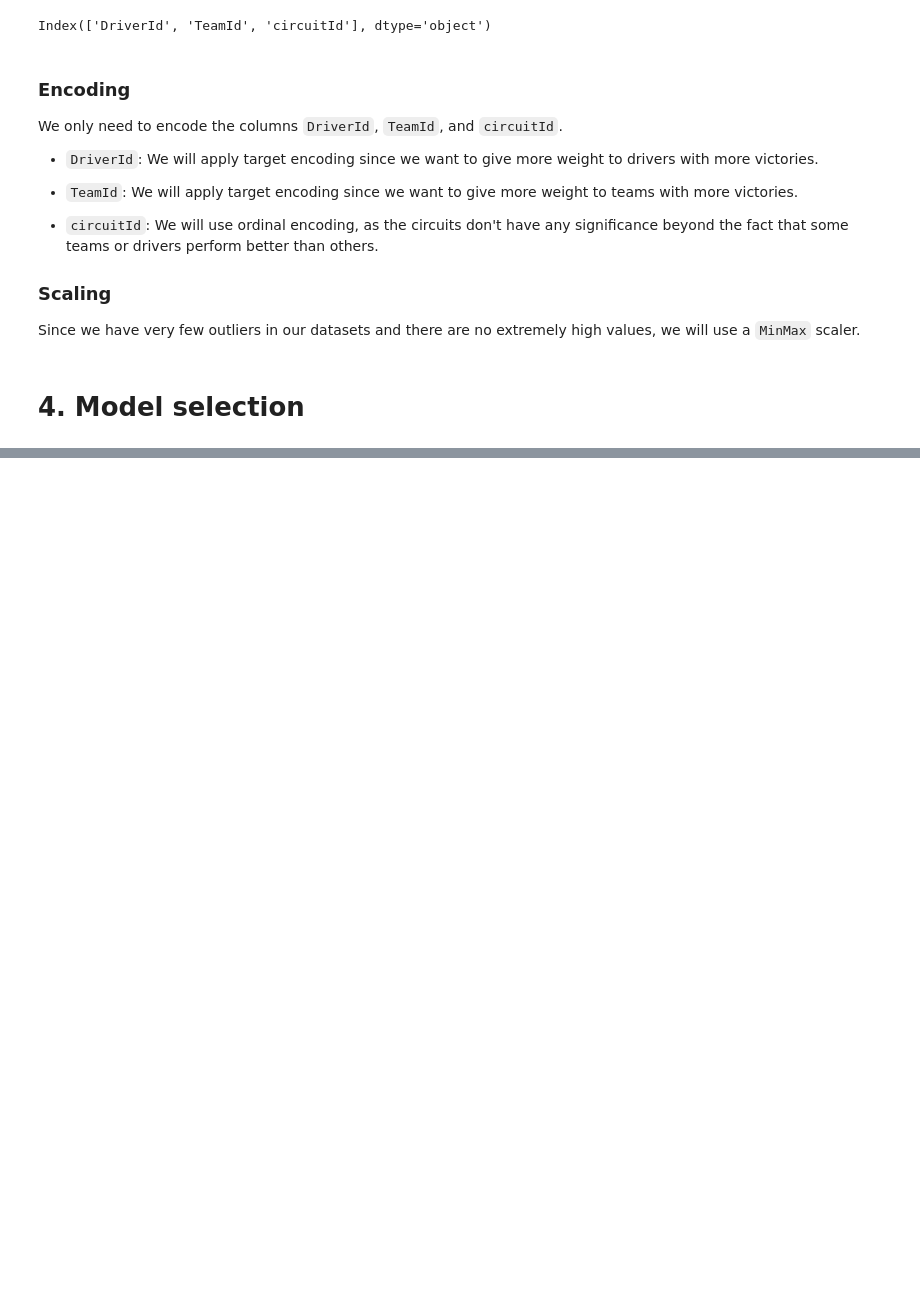
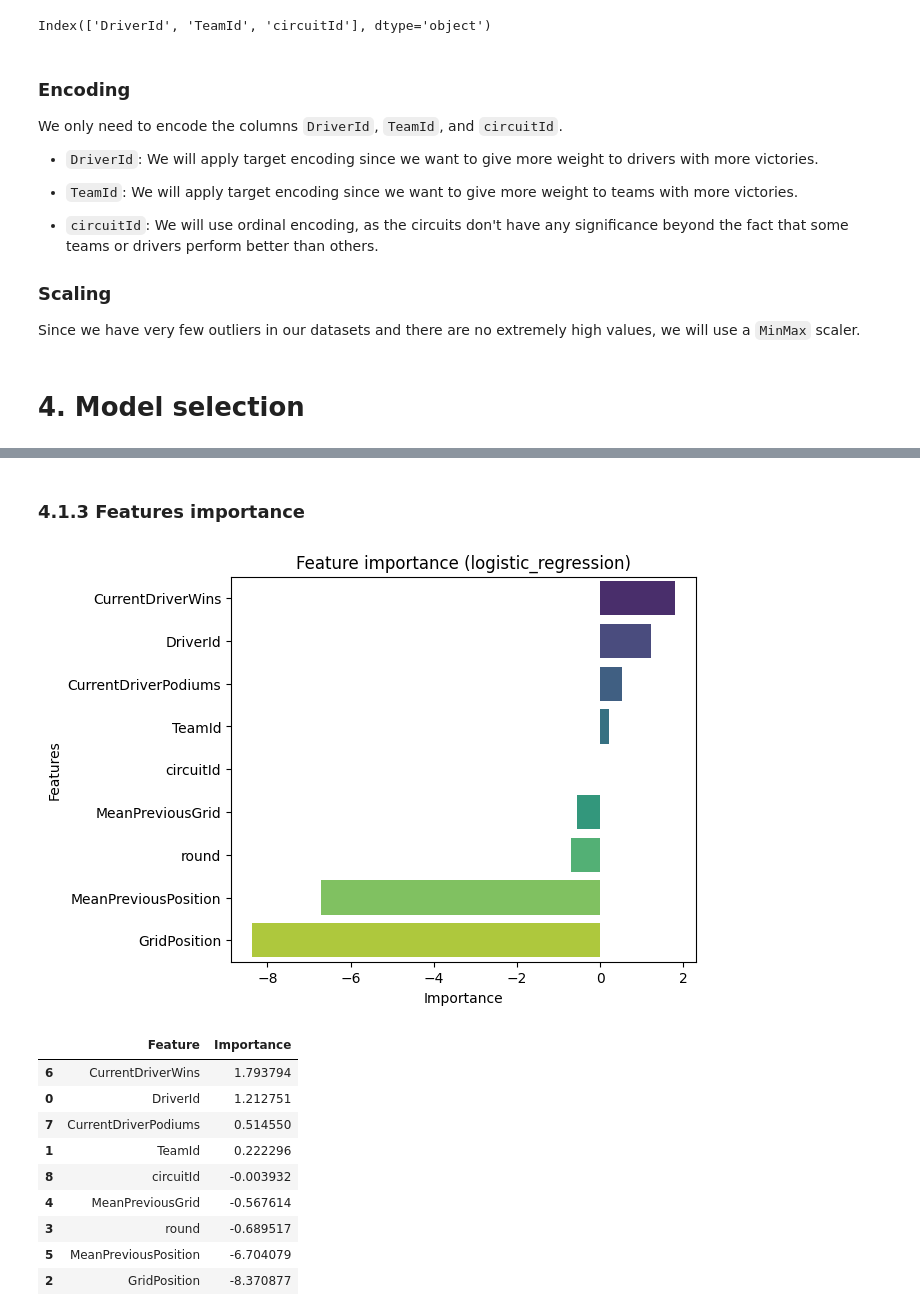
Before and after one commit to SupernovaIa/Formula-1-ML-Project, a Jupyter notebook: notebook/B2-Model-Classification.ipynb, the cells around one changed output, grey strips where cells are left out. Saved outputs shown, nothing was run; the diff lists cells and outputs as text; code cells hidden in the pictures; blank space fills up the shorter version.

```diff
--- a/notebook/B2-Model-Classification.ipynb
+++ b/notebook/B2-Model-Classification.ipynb
@@ -156,0 +166,16 @@ for model in model_list:
+# %% [markdown]
+### 4.1.3 Features importance
+# %%
+models.plot_predictors_importance(model, size=(6,5))
+# %% [output]
+[figure, added]
+|  | Feature | Importance |
+| 6 | CurrentDriverWins | 1.793794 |
+| 0 | DriverId | 1.212751 |
+| 7 | CurrentDriverPodiums | 0.514550 |
+| 1 | TeamId | 0.222296 |
+| 8 | circuitId | -0.003932 |
+| 4 | MeanPreviousGrid | -0.567614 |
+| 3 | round | -0.689517 |
+| 5 | MeanPreviousPosition | -6.704079 |
+| 2 | GridPosition | -8.370877 |
```
Also changed, not shown: parts of 51 cells of this notebook, 8 other files.
